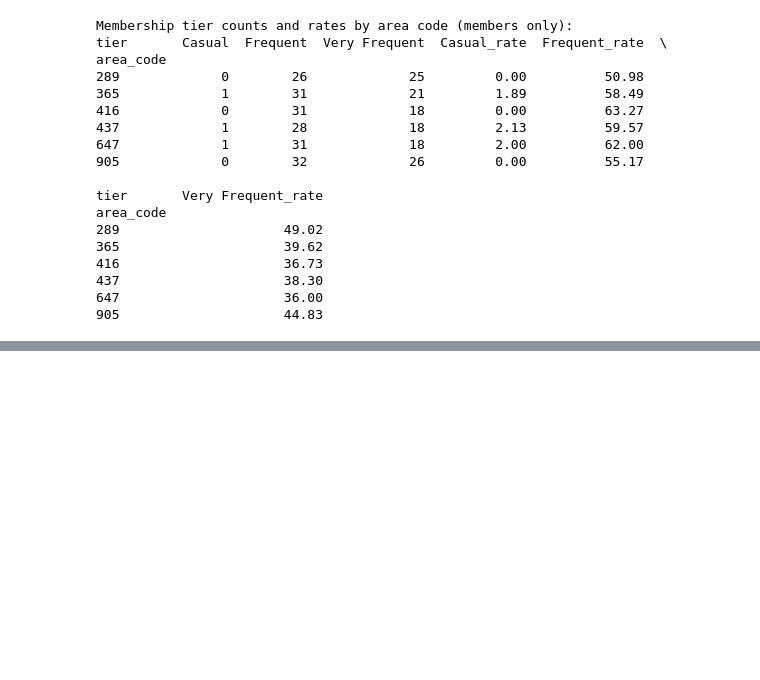
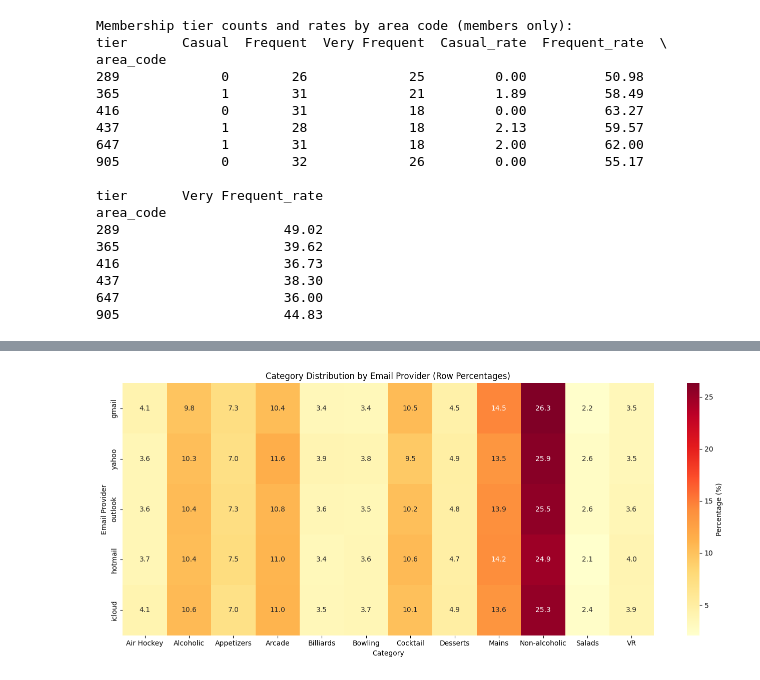
Before and after one commit to ringrongree/calian-casecomp, a Jupyter notebook: data_processing.ipynb, the cells around one changed output, grey strips where cells are left out. Cells and saved outputs as stored; diff of their text form; code cells hidden in the pictures; blank space fills up the shorter version.

```diff
--- a/data_processing.ipynb
+++ b/data_processing.ipynb
@@ -605,0 +670,10 @@ plt.show()
+# %%
+# Extract email provider from order_details
+order_details["email_provider"] = order_details["email"].str.split("@").str[1].str.split(".").str[0]
+
+# Category distribution by Email Provider (counts and percentages)
+category_provider_crosstab = pd.crosstab(order_details["email_provider"], order_details["category"])
+category_provider_percentage = category_provider_crosstab.div(category_provider_crosstab.sum(axis=1), axis=0) * 100
+
+print("Category distribution by Email Provider (Row Percentages):")
+print(category_provider_percentage.round(2))
@@ -605,0 +697,13 @@ plt.show()
+# %%
+# Category distribution by Email Provider - Heatmap
+plt.figure(figsize=(14, 6))
+provider_order = ["gmail", "yahoo", "outlook", "hotmail", "icloud"]
+category_order = sorted(category_provider_percentage.columns)
+sns.heatmap(category_provider_percentage.loc[provider_order, category_order], annot=True, fmt=".1f", cmap="YlOrRd", cbar_kws={"label": "Percentage (%)"})
+plt.title("Category Distribution by Email Provider (Row Percentages)")
+plt.xlabel("Category")
+plt.ylabel("Email Provider")
+plt.tight_layout()
+plt.show()
+# %% [output]
+[figure, added]
```
Also changed, not shown: parts of 27 cells of this notebook.
